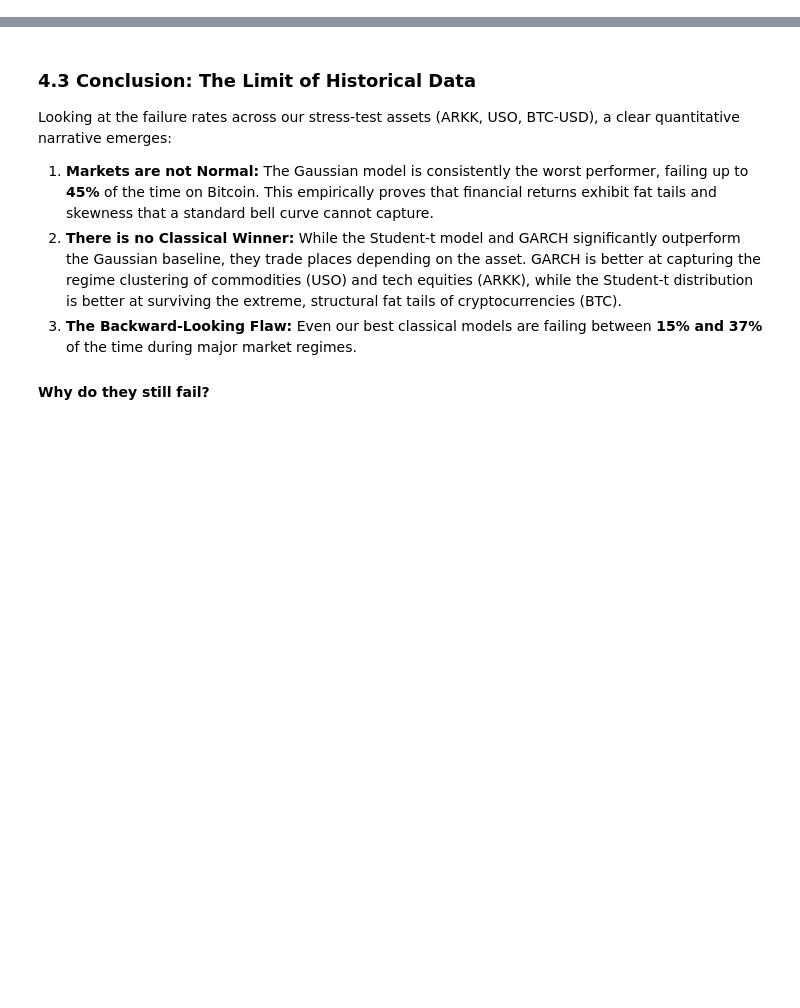
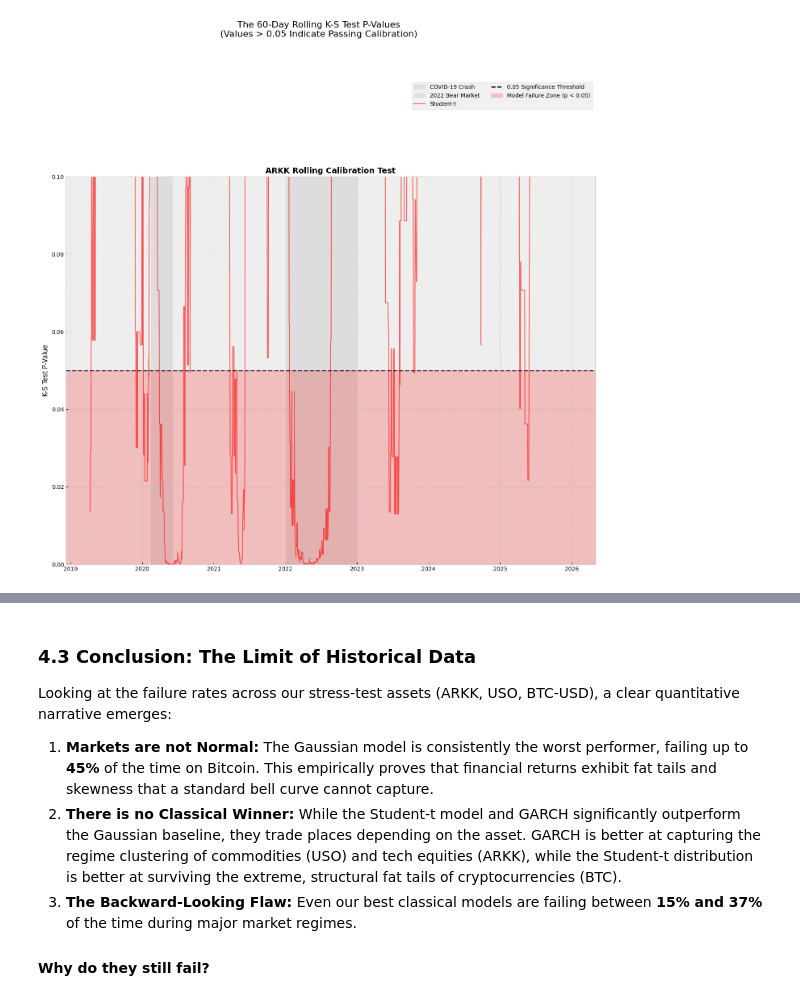
Before and after one commit to amacias-afma/quant-ai-lab, a Jupyter notebook: 02_density_forecasting/notebooks/02_the_illusion_of_averages.ipynb, the cells around one changed output, grey strips where cells are left out. Drawn from its saved outputs; the diff is of its cells as text; code cells hidden in the pictures; blank space fills up the shorter version.

```diff
--- a/02_density_forecasting/notebooks/02_the_illusion_of_averages.ipynb
+++ b/02_density_forecasting/notebooks/02_the_illusion_of_averages.ipynb
@@ -292,0 +56,6 @@ def calculate_fail_rate(predictions, df_ret, block_size, window, model, alpha=0.
+# %%
+# Define the major volatility regimes to highlight
+volatile_periods = {
+    "COVID-19 Crash": ("2020-02-15", "2020-06-01"),
+    "2022 Bear Market": ("2022-01-01", "2022-12-31")
+}
@@ -292,0 +125,16 @@ def calculate_fail_rate(predictions, df_ret, block_size, window, model, alpha=0.
+# %%
+# 2. Calculate the rolling p-values (using a 60-day or ~3-month window)
+rolling_p_values = rolling_ks_test(df_eval_student['PIT'], window=22*3).dropna()
+
+import matplotlib.pyplot as plt
+
+pvals = [{'name': 'Student-t', 'values': rolling_p_values, 'color': 'red'}]
+
+fig, ax = plt.subplots(1, 1, figsize=(14, 15), sharex=False)
+fig.suptitle("The 60-Day Rolling K-S Test P-Values\n(Values > 0.05 Indicate Passing Calibration)", fontsize=16, y=0.92)
+plot_rolling_ks(ax, ticker, volatile_periods, pvals)
+ax.legend(loc='upper right', fontsize=10, bbox_to_anchor=(1.0, 1.25), ncol=2)
+plt.tight_layout(rect=[0, 0, 1, 0.90])
+plt.show()
+# %% [output]
+[figure, added]
```
Also changed, not shown: parts of 46 cells of this notebook, 3 other files.
